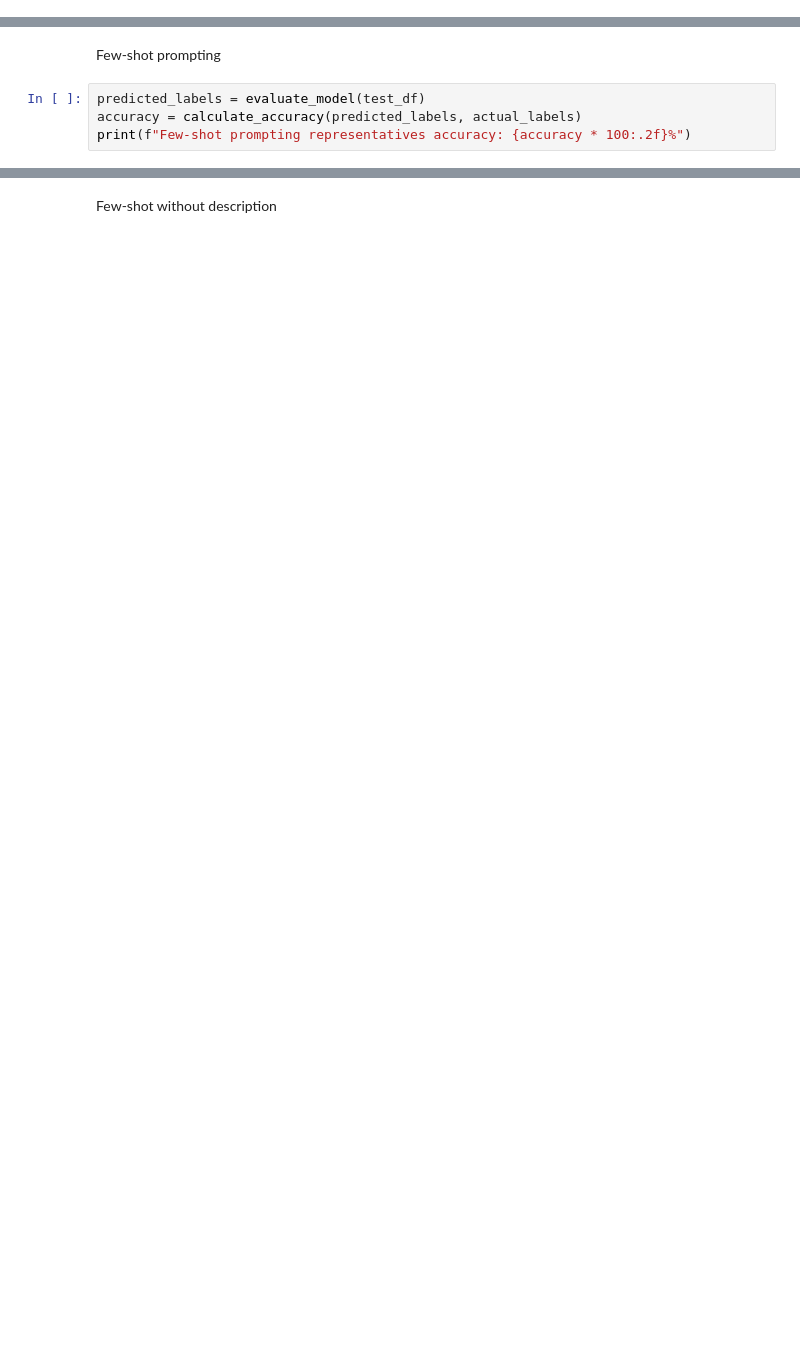
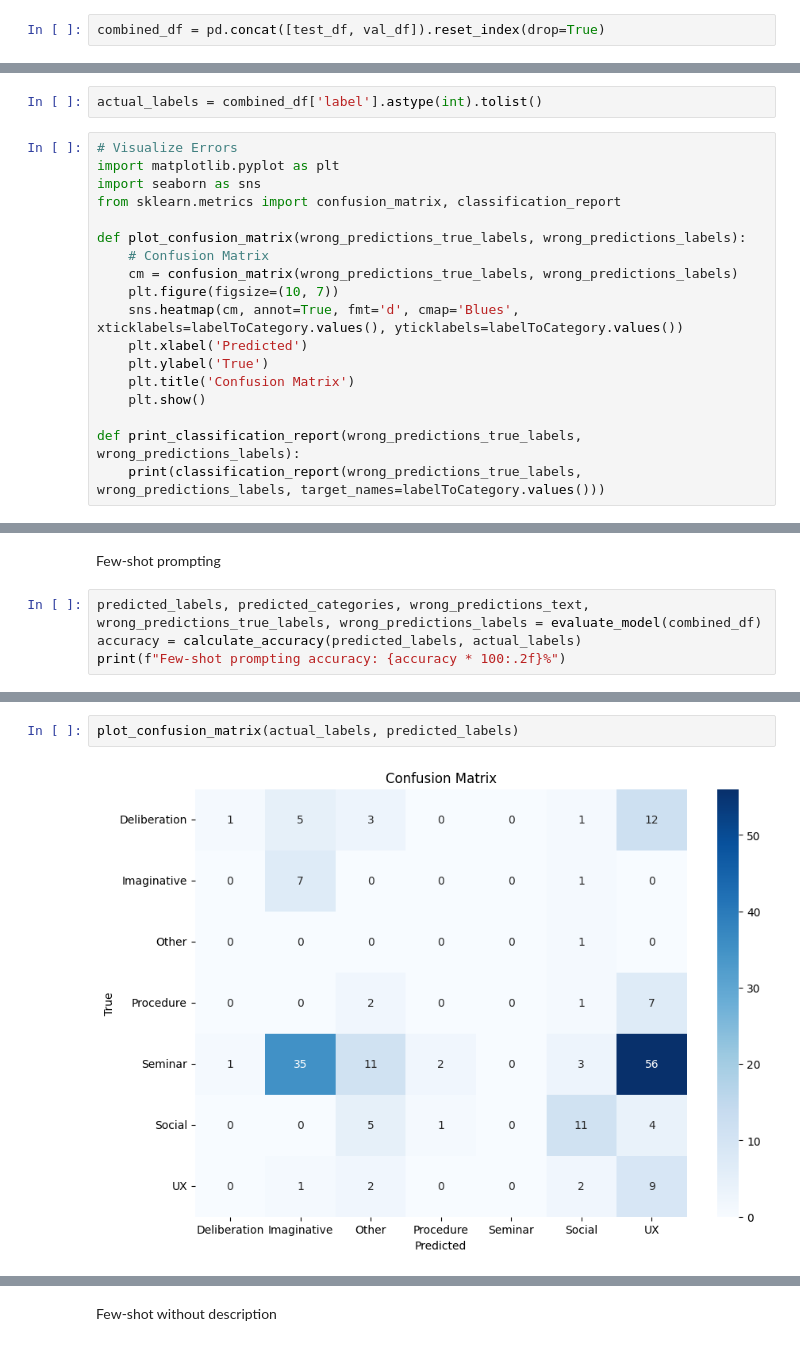
Before and after one commit to UL-FRI-NLP-2023-2024/ul-fri-nlp-course-project-azb, a Jupyter notebook: prompt_tuning/prompt_tuning.ipynb, the cells around one changed output, grey strips where cells are left out. Drawn from its saved outputs; the diff is of its cells as text; blank space fills up the shorter version.

Commit message:
prompting evaulation

```diff
--- a/prompt_tuning/prompt_tuning.ipynb
+++ b/prompt_tuning/prompt_tuning.ipynb
@@ -431,0 +408,2 @@ def evaluate_model(test_df, use_category_desc=True, use_category_ex=True):
+# %%
+combined_df = pd.concat([test_df, val_df]).reset_index(drop=True)
@@ -431,0 +426,20 @@ def evaluate_model(test_df, use_category_desc=True, use_category_ex=True):
+# %%
+actual_labels = combined_df['label'].astype(int).tolist()
+# %%
+# Visualize Errors
+import matplotlib.pyplot as plt
+import seaborn as sns
+from sklearn.metrics import confusion_matrix, classification_report
+
+def plot_confusion_matrix(wrong_predictions_true_labels, wrong_predictions_labels):
+    # Confusion Matrix
+    cm = confusion_matrix(wrong_predictions_true_labels, wrong_predictions_labels)
+    plt.figure(figsize=(10, 7))
+    sns.heatmap(cm, annot=True, fmt='d', cmap='Blues', xticklabels=labelToCategory.values(), yticklabels=labelToCategory.values())
+    plt.xlabel('Predicted')
+    plt.ylabel('True')
+    plt.title('Confusion Matrix')
+    plt.show()
+
+def print_classification_report(wrong_predictions_true_labels, wrong_predictions_labels):
+    print(classification_report(wrong_predictions_true_labels, wrong_predictions_labels, target_names=labelToCategory.values()))
@@ -432,7 +463,7 @@ def evaluate_model(test_df, use_category_desc=True, use_category_ex=True):
 # %% [markdown]
 Few-shot prompting
 # %%
-predicted_labels = evaluate_model(test_df)
+predicted_labels, predicted_categories, wrong_predictions_text, wrong_predictions_true_labels, wrong_predictions_labels = evaluate_model(combined_df)
 accuracy = calculate_accuracy(predicted_labels, actual_labels)
-print(f"Few-shot prompting representatives accuracy: {accuracy * 100:.2f}%")
+print(f"Few-shot prompting accuracy: {accuracy * 100:.2f}%")
 # %% [output]
@@ -466,0 +544,4 @@ err_df.to_csv('few_shot_err_df.csv')
+# %%
+plot_confusion_matrix(actual_labels, predicted_labels)
+# %% [output]
+[figure, added]
```
Also changed, not shown: parts of 50 cells of this notebook, 15 other files.
